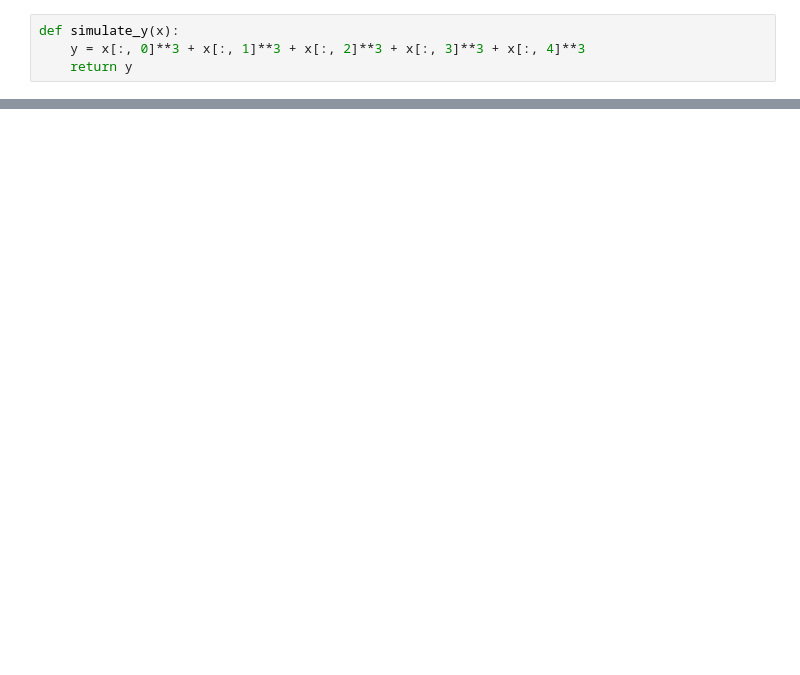
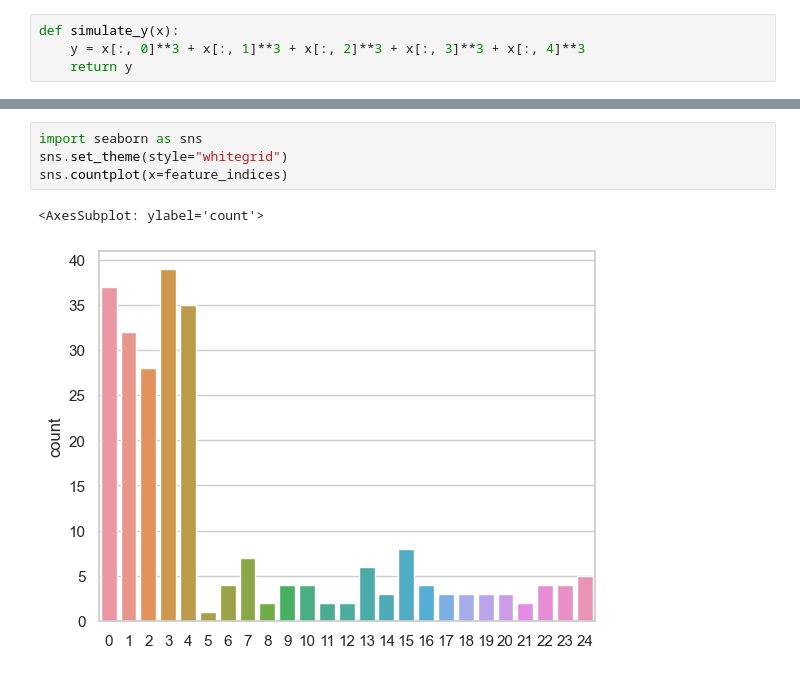
Before and after one commit to Xieyangxinyu/vie, a Jupyter notebook: tree.ipynb, the cells around one changed output, grey strips where cells are left out. Drawn from its saved outputs; the diff is of its cells as text; blank space fills up the shorter version.

```diff
--- a/tree.ipynb
+++ b/tree.ipynb
@@ -237,3 +242,10 @@ Time: 5.00E-02 / 5.00E-02 (C = 276, test error = 0.460)
+# %%
+import seaborn as sns
+sns.set_theme(style="whitegrid")
+sns.countplot(x=feature_indices)
+# %% [output]
+<AxesSubplot: ylabel='count'>
+[figure, added]
 # %%
 np.mean((y_test - y_hat_test) ** 2)
 # %% [output]
```
Also changed, not shown: parts of 7 cells of this notebook, 1 other file.
